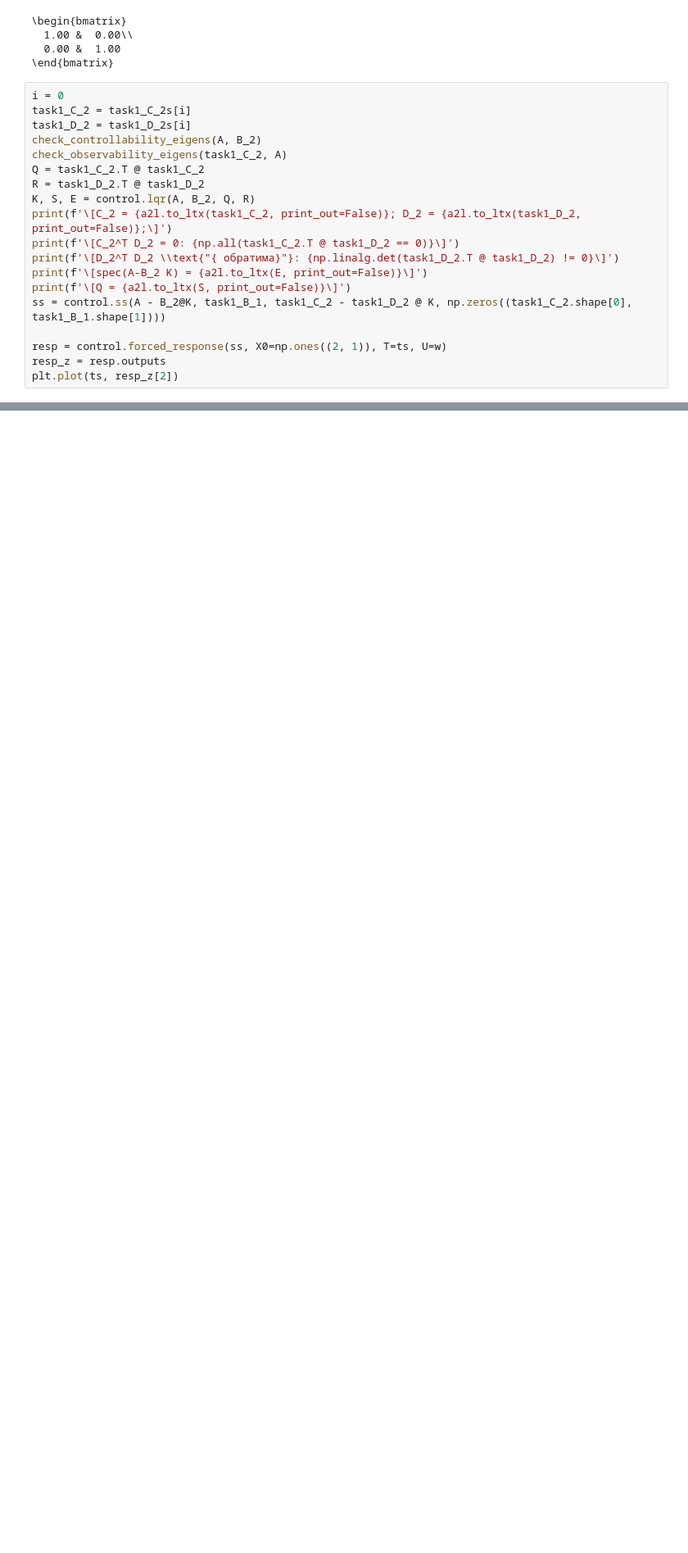
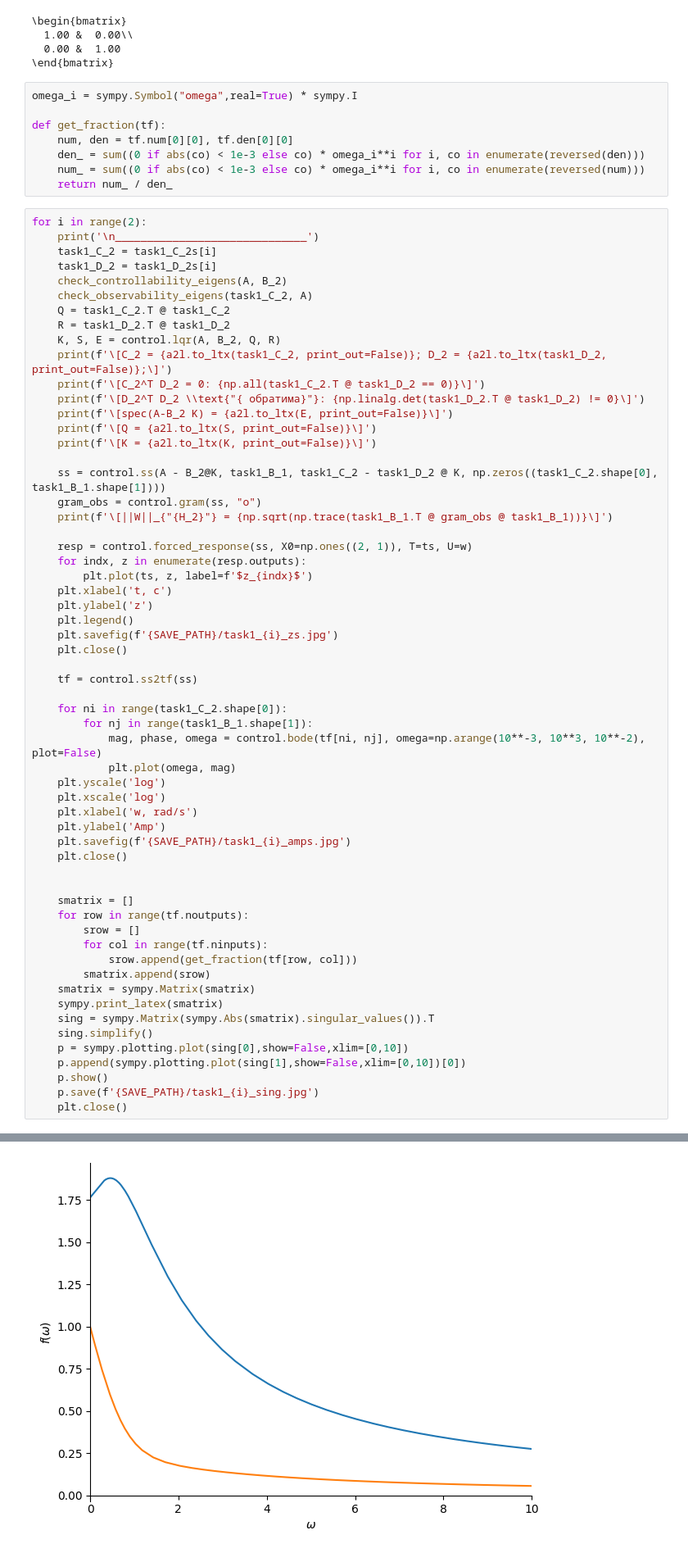
Before and after one commit to lalayants/control-theory-itmo-2023-2024, a Jupyter notebook: spring/Lab11/lab11.ipynb, the cells around one changed output, grey strips where cells are left out. Shown at 82% size. Cells and saved outputs as stored; diff of their text form; blank space fills up the shorter version.

```diff
--- a/spring/Lab11/lab11.ipynb
+++ b/spring/Lab11/lab11.ipynb
@@ -93,23 +94,71 @@ w = np.vstack([0.05 * np.sin(ts), 0.01 * np.sin(10 * ts)])
   1.00 &  0.00\\
   0.00 &  1.00
 \end{bmatrix}
+# %%
+omega_i = sympy.Symbol("omega",real=True) * sympy.I
+
+def get_fraction(tf):
+    num, den = tf.num[0][0], tf.den[0][0]
+    den_ = sum((0 if abs(co) < 1e-3 else co) * omega_i**i for i, co in enumerate(reversed(den)))
+    num_ = sum((0 if abs(co) < 1e-3 else co) * omega_i**i for i, co in enumerate(reversed(num)))
+    return num_ / den_
 # %%
-i = 0
-task1_C_2 = task1_C_2s[i]
-task1_D_2 = task1_D_2s[i]
-check_controllability_eigens(A, B_2)
-check_observability_eigens(task1_C_2, A)
-Q = task1_C_2.T @ task1_C_2
-R = task1_D_2.T @ task1_D_2
-K, S, E = control.lqr(A, B_2, Q, R)
-print(f'\[C_2 = {a2l.to_ltx(task1_C_2, print_out=False)}; D_2 = {a2l.to_ltx(task1_D_2, print_out=False)};\]')
-print(f'\[C_2^T D_2 = 0: {np.all(task1_C_2.T @ task1_D_2 == 0)}\]')
-print(f'\[D_2^T D_2 \\text{"{ обратима}"}: {np.linalg.det(task1_D_2.T @ task1_D_2) != 0}\]')
-print(f'\[spec(A-B_2 K) = {a2l.to_ltx(E, print_out=False)}\]')
-print(f'\[Q = {a2l.to_ltx(S, print_out=False)}\]')
-ss = control.ss(A - B_2@K, task1_B_1, task1_C_2 - task1_D_2 @ K, np.zeros((task1_C_2.shape[0], task1_B_1.shape[1])))
+for i in range(2):
+    print('\n______________________________')
+    task1_C_2 = task1_C_2s[i]
+    task1_D_2 = task1_D_2s[i]
+    check_controllability_eigens(A, B_2)
+    check_observability_eigens(task1_C_2, A)
+    Q = task1_C_2.T @ task1_C_2
+    R = task1_D_2.T @ task1_D_2
+    K, S, E = control.lqr(A, B_2, Q, R)
+    print(f'\[C_2 = {a2l.to_ltx(task1_C_2, print_out=False)}; D_2 = {a2l.to_ltx(task1_D_2, print_out=False)};\]')
+    print(f'\[C_2^T D_2 = 0: {np.all(task1_C_2.T @ task1_D_2 == 0)}\]')
+    print(f'\[D_2^T D_2 \\text{"{ обратима}"}: {np.linalg.det(task1_D_2.T @ task1_D_2) != 0}\]')
+    print(f'\[spec(A-B_2 K) = {a2l.to_ltx(E, print_out=False)}\]')
+    print(f'\[Q = {a2l.to_ltx(S, print_out=False)}\]')
+    print(f'\[K = {a2l.to_ltx(K, print_out=False)}\]')
 
-resp = control.forced_response(ss, X0=np.ones((2, 1)), T=ts, U=w)
-resp_z = resp.outputs
-plt.plot(ts, resp_z[2])
+    ss = control.ss(A - B_2@K, task1_B_1, task1_C_2 - task1_D_2 @ K, np.zeros((task1_C_2.shape[0], task1_B_1.shape[1])))
+    gram_obs = control.gram(ss, "o")
+    print(f'\[||W||_{"{H_2}"} = {np.sqrt(np.trace(task1_B_1.T @ gram_obs @ task1_B_1))}\]')
+
+    resp = control.forced_response(ss, X0=np.ones((2, 1)), T=ts, U=w)
+    for indx, z in enumerate(resp.outputs):
+        plt.plot(ts, z, label=f'$z_{indx}$')
+    plt.xlabel('t, c')
+    plt.ylabel('z')
+    plt.legend()
+    plt.savefig(f'{SAVE_PATH}/task1_{i}_zs.jpg')
+    plt.close()
+
+    tf = control.ss2tf(ss)
+
+    for ni in range(task1_C_2.shape[0]):
+        for nj in range(task1_B_1.shape[1]):
+            mag, phase, omega = control.bode(tf[ni, nj], omega=np.arange(10**-3, 10**3, 10**-2), plot=False)
+            plt.plot(omega, mag)
+    plt.yscale('log')
+    plt.xscale('log')
+    plt.xlabel('w, rad/s')
+    plt.ylabel('Amp')
+    plt.savefig(f'{SAVE_PATH}/task1_{i}_amps.jpg')
+    plt.close()
+
+
+    smatrix = []
+    for row in range(tf.noutputs):
+        srow = []
+        for col in range(tf.ninputs):
+            srow.append(get_fraction(tf[row, col]))
+        smatrix.append(srow)
+    smatrix = sympy.Matrix(smatrix)
+    sympy.print_latex(smatrix)
+    sing = sympy.Matrix(sympy.Abs(smatrix).singular_values()).T
+    sing.simplify()
+    p = sympy.plotting.plot(sing[0],show=False,xlim=[0,10])
+    p.append(sympy.plotting.plot(sing[1],show=False,xlim=[0,10])[0])
+    p.show()
+    p.save(f'{SAVE_PATH}/task1_{i}_sing.jpg')
+    plt.close()
 # %% [output]
@@ -132,0 +182 @@ Eigen values of A:
+[figure, new version]
```
Also changed, not shown: parts of 3 cells of this notebook, 1 other file.
